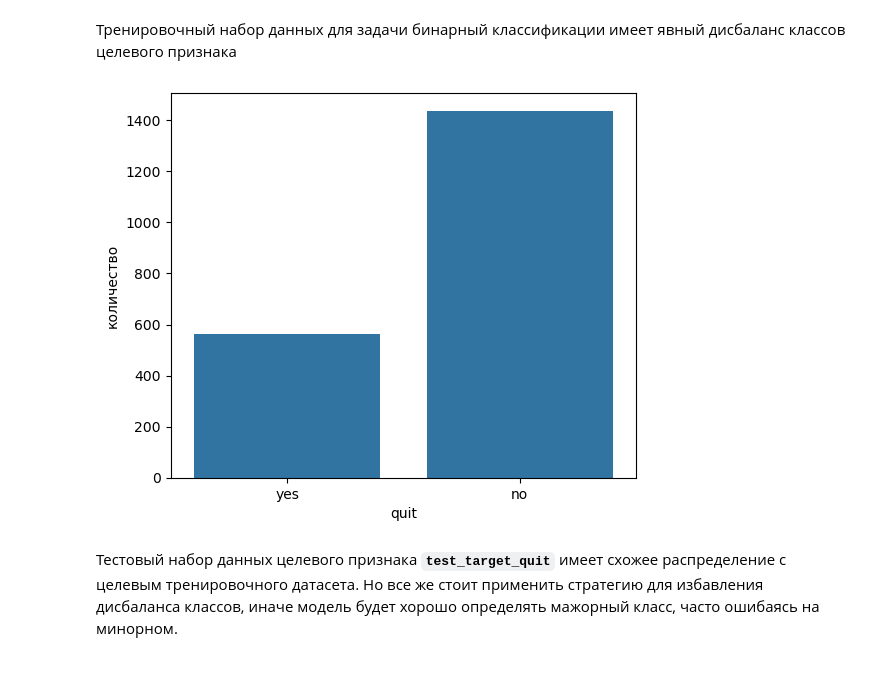
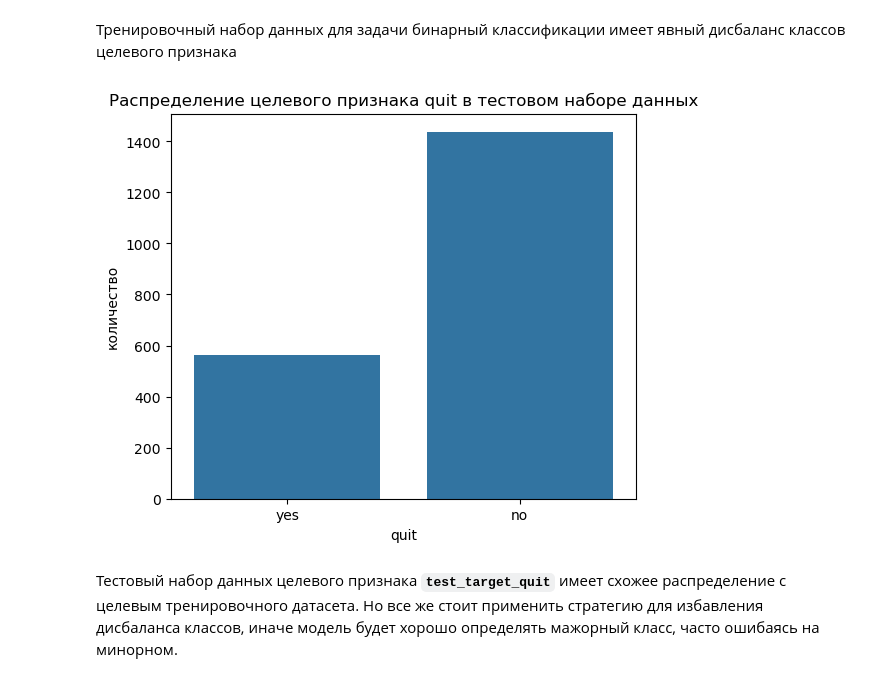
Before and after one commit to serguntsov/ML_HR_ANALYST, a Jupyter notebook: satisfaction_rate_job.ipynb, the cells around one changed output. Cells and saved outputs as stored; diff of their text form; code cells hidden in the pictures.

```diff
--- a/satisfaction_rate_job.ipynb
+++ b/satisfaction_rate_job.ipynb
@@ -855,10 +920,11 @@ plt.show()
 Тренировочный набор данных для задачи бинарный классификации имеет явный дисбаланс классов целевого признака
 # %%
 plt.figure(figsize=(6, 5))
+plt.title('Распределение целевого признака quit в тестовом наборе данных')
 sns.countplot(data=test_target_quit, x='quit', color='#1F77B4')
 plt.ylabel('количество');
 # %% [output]
-[figure, old version]
+[figure, new version]
 # %% [markdown]
 Тестовый набор данных целевого признака **`test_target_quit`** имеет схожее распределение с целевым тренировочного датасета. Но все же стоит применить стратегию для избавления дисбаланса классов, иначе модель будет хорошо определять мажорный класс, часто ошибаясь на минорном.
 # %% [markdown]
```
Also changed, not shown: parts of 21 cells of this notebook, 1 other file.
